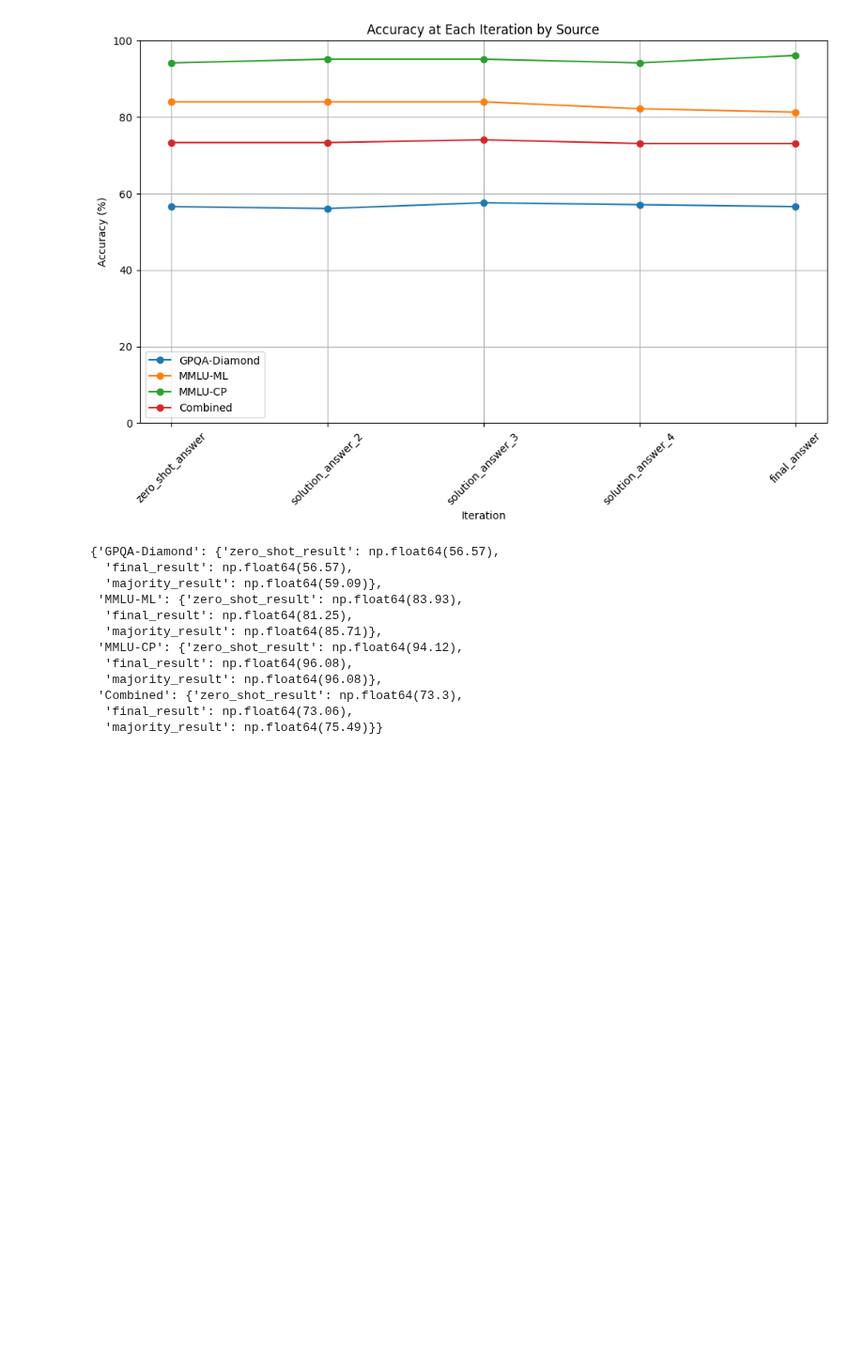
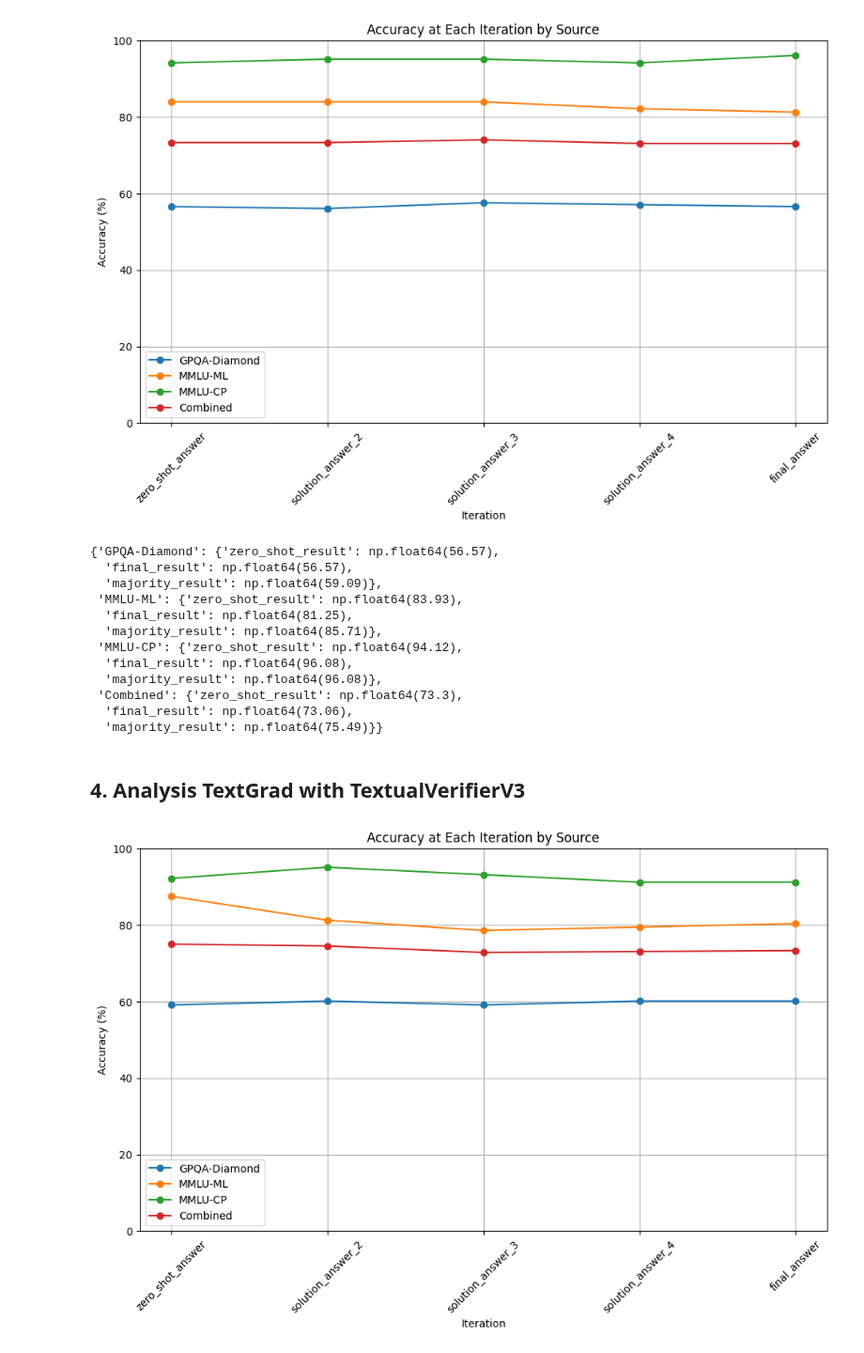
Before and after one commit to eugeniusms/textgrad-TextualVerifier, a Jupyter notebook: evaluation/solution_optimization/04-Solution-Optimization-Analyis.ipynb, the cells around one changed output. Shown at 94% size. Drawn from its saved outputs; the diff is of its cells as text; code cells hidden in the pictures; blank space fills up the shorter version.

```diff
--- a/evaluation/solution_optimization/04-Solution-Optimization-Analyis.ipynb
+++ b/evaluation/solution_optimization/04-Solution-Optimization-Analyis.ipynb
@@ -61,3 +10,8 @@ tv2_textgrad
+# %%
+raw_textgrad = pd.read_csv("results/raw_textgrad.csv")
+tv_textgrad = pd.read_csv("results/tv_textgrad.csv")
+tv2_textgrad = pd.read_csv("results/tv2_textgrad.csv")
+tv3_textgrad = pd.read_csv("results/tv3_textgrad.csv")
 # %% [markdown]
 ## Functions
 # %%
@@ -254,3 +208,10 @@ tv2_result
  'Combined': {'zero_shot_result': np.float64(73.3),
   'final_result': np.float64(73.06),
   'majority_result': np.float64(75.49)}}
+# %% [markdown]
+## 4. Analysis TextGrad with TextualVerifierV3
+# %%
+# Visualization
+analyze_visual_iteration_data(tv3_textgrad)
+# %% [output]
+[figure, added]
```
Also changed, not shown: parts of 4 cells of this notebook.
